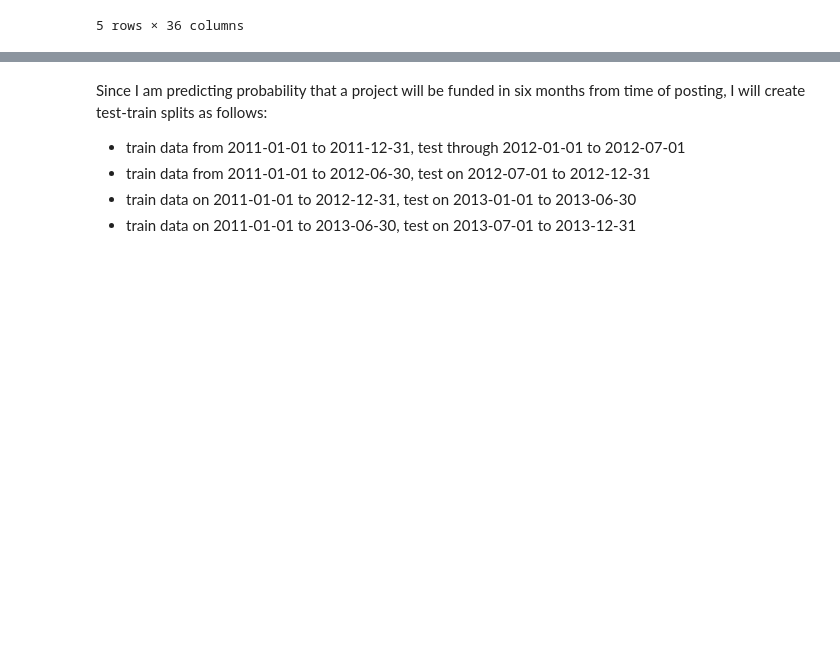
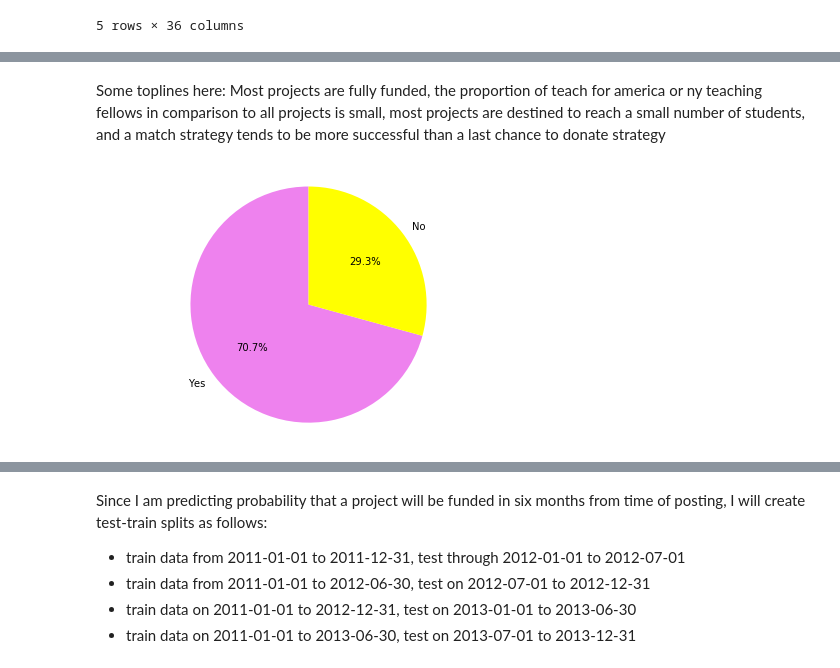
Before and after one commit to marioamz/Machine-Learning-Exploring, a Jupyter notebook: HW4/Data Exploration Pipeline Testing.ipynb, the cells around one changed output, grey strips where cells are left out. Cells and saved outputs as stored; diff of their text form; code cells hidden in the pictures; blank space fills up the shorter version.

```diff
--- a/HW4/Data Exploration Pipeline Testing.ipynb
+++ b/HW4/Data Exploration Pipeline Testing.ipynb
@@ -217,0 +200,6 @@ After merging the two datasets on project id, I will now split into test and tra
+# %% [markdown]
+Some toplines here: Most projects are fully funded, the proportion of teach for america or ny teaching fellows in comparison to all projects is small, most projects are destined to reach a small number of students, and a match strategy tends to be more successful than a last chance to donate strategy
+# %%
+de.pie_vals(clean_df, 'fully_funded_new', labels = ('Yes', 'No'))
+# %% [output]
+[figure, added]
```
Also changed, not shown: parts of 70 cells of this notebook, 2 other files.
